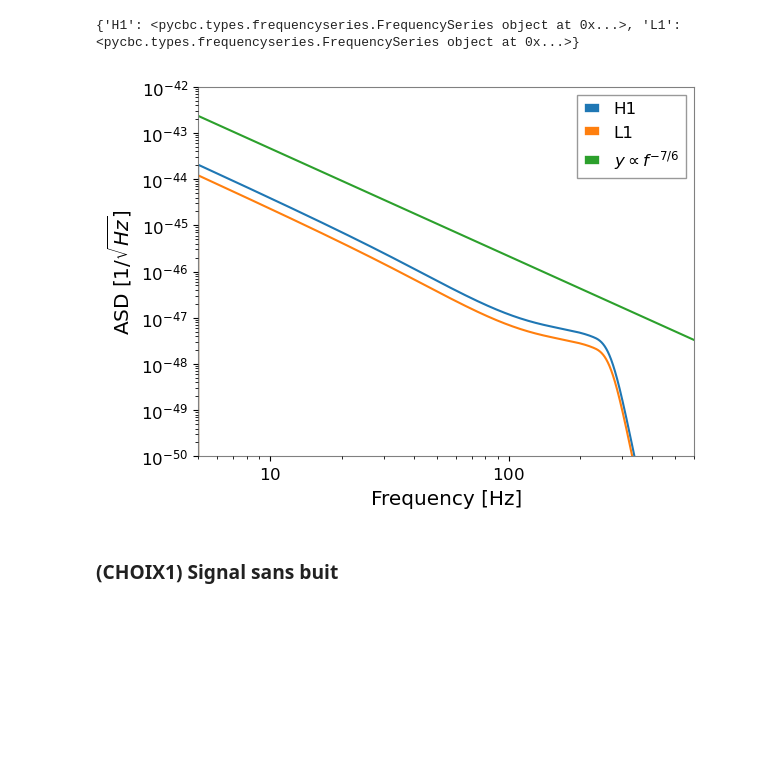
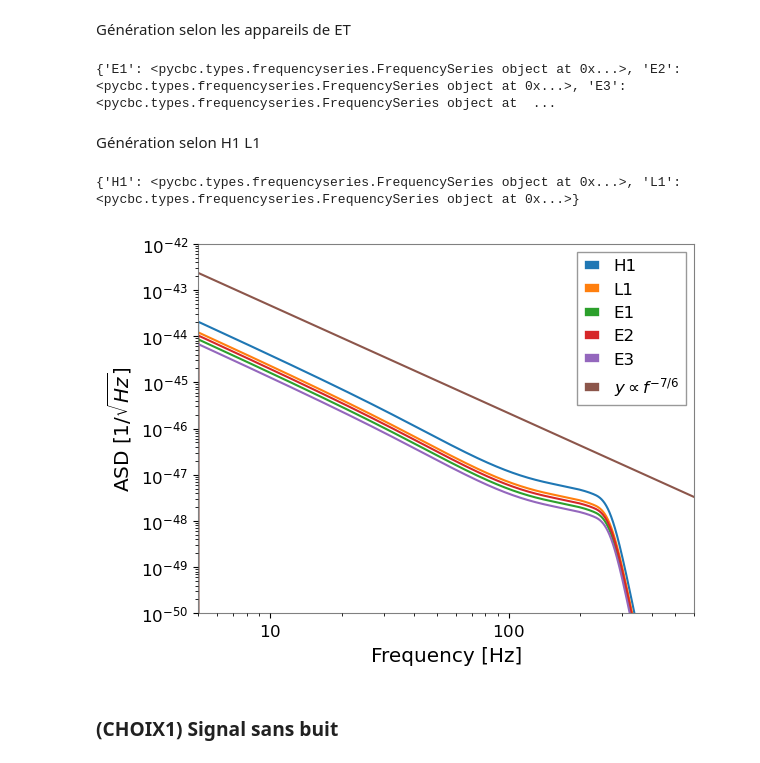
Before and after one commit to Glorieux-Victor/Internship_Victor_CBC_ET, a Jupyter notebook: likelihood_gaussian_pycbc_adrian.ipynb, the cells around one changed output. Saved outputs shown, nothing was run; the diff lists cells and outputs as text; code cells hidden in the pictures; blank space fills up the shorter version.

```diff
--- a/likelihood_gaussian_pycbc_adrian.ipynb
+++ b/likelihood_gaussian_pycbc_adrian.ipynb
@@ -34,31 +34,50 @@ para_reels = np.array([3.1, 38.6, 29.3, 1000, 1.37, -1.26,2.76,0,0,0])
 cbc_params['approximant'] = 'IMRPhenomD'
 #IMRPhenomXAS (modèle plus simple)
 cbc_params['f_lower'] =  fmin
+# %% [markdown]
+Génération selon les appareils de ET
 # %%
 # Définition du générateur
 generator = FDomainDetFrameGenerator(
-    FDomainCBCGenerator, 0., detectors=['H1', 'L1'],
+    FDomainCBCGenerator, 0., detectors=['E1', 'E2', 'E3'],
     delta_f=1./seglen, **cbc_params)
 
 # Génération du signal
 signal = generator.generate()
 print(signal)
 # %% [output]
-{'H1': <pycbc.types.frequencyseries.FrequencySeries object at 0x...>, 'L1': <pycbc.types.frequencyseries.FrequencySeries object at 0x...>}
+{'E1': <pycbc.types.frequencyseries.FrequencySeries object at 0x...>, 'E2': <pycbc.types.frequencyseries.FrequencySeries object at 0x...>, 'E3': <pycbc.types.frequencyseries.FrequencySeries object at  ...
+# %% [markdown]
+Génération selon H1 L1
+# %%
+# Définition du générateur
+generator_H1L1 = FDomainDetFrameGenerator(
+    FDomainCBCGenerator, 0., detectors=['H1', 'L1'],
+    delta_f=1./seglen, **cbc_params)
+
+# Génération du signal
+signal_H1L1 = generator_H1L1.generate()
+print(signal_H1L1)
+# %% [output]
+{'H1': <pycbc.types.frequencyseries.FrequencySeries object at 0x...>, 'L1': <pycbc.types.frequencyseries.FrequencySeries object at 0x...>}
 # %%
-plt.loglog(signal['H1'].get_sample_frequencies(), np.abs(signal['H1'])**2,label='H1')
-plt.loglog(signal['L1'].get_sample_frequencies(), np.abs(signal['L1'])**2, label='L1')
+plt.loglog(signal_H1L1['H1'].get_sample_frequencies(), np.abs(signal_H1L1['H1'])**2,label='H1')
+plt.loglog(signal_H1L1['L1'].get_sample_frequencies(), np.abs(signal_H1L1['L1'])**2, label='L1')
+plt.loglog(signal['E1'].get_sample_frequencies(), np.abs(signal['E1'])**2,label='E1')
+plt.loglog(signal['E2'].get_sample_frequencies(), np.abs(signal['E2'])**2,label='E2')
+plt.loglog(signal['E3'].get_sample_frequencies(), np.abs(signal['E3'])**2,label='E3')
 
 plt.xlabel('Frequency [Hz]')
 plt.ylabel(r'ASD [1/$\sqrt{Hz}]$')
-y = signal['H1'].get_sample_frequencies()**(-7/3)
-plt.loglog(signal['H1'].get_sample_frequencies(), 1e-41*y, label=r'$y\propto f^{-7/6}$')
+y = signal_H1L1['H1'].get_sample_frequencies()**(-7/3)
+#plt.loglog(signal_H1L1['H1'].get_sample_frequencies(), 1e-41*y, label=r'$y\propto f^{-7/6}$')
+plt.loglog(signal['E1'].get_sample_frequencies(), 1e-41*y, label=r'$y\propto f^{-7/6}$')
 plt.legend()
 plt.ylim(1e-50, 1e-42)
 plt.xlim(5, 600)
 plt.grid()
 # %% [output]
-[figure, old version]
+[figure, new version]
 # %% [markdown]
 ### (CHOIX1) Signal sans buit
 # %%
```
Also changed, not shown: parts of 11 cells of this notebook, 4 other files.
